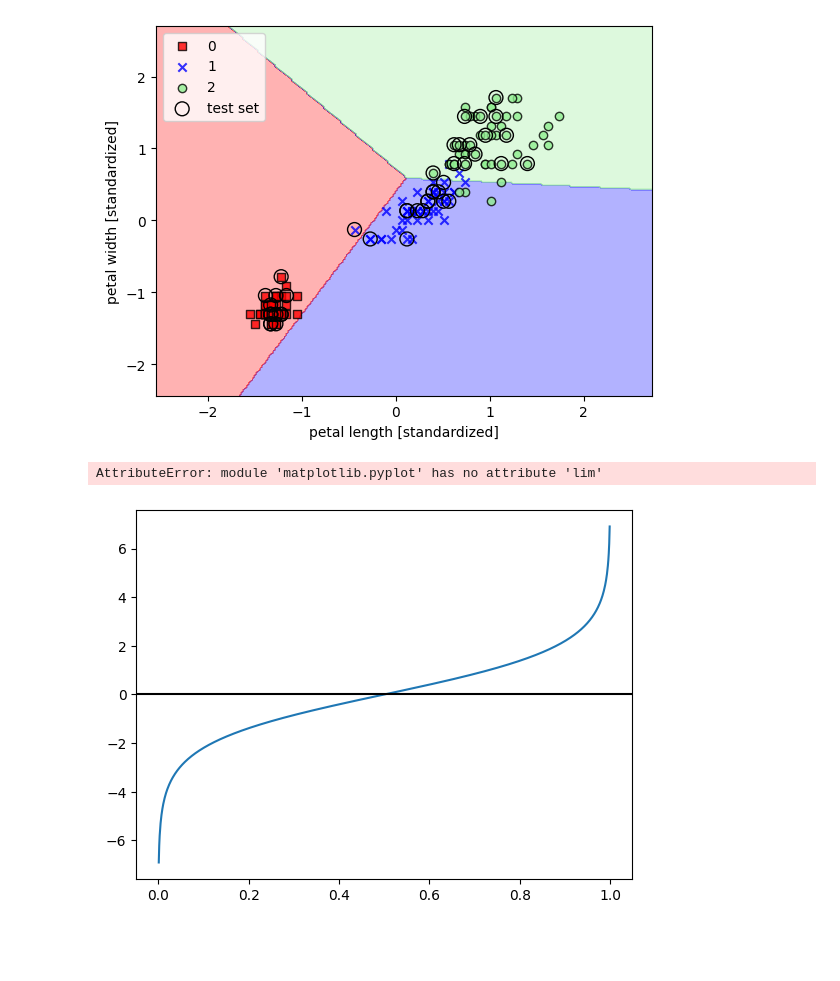
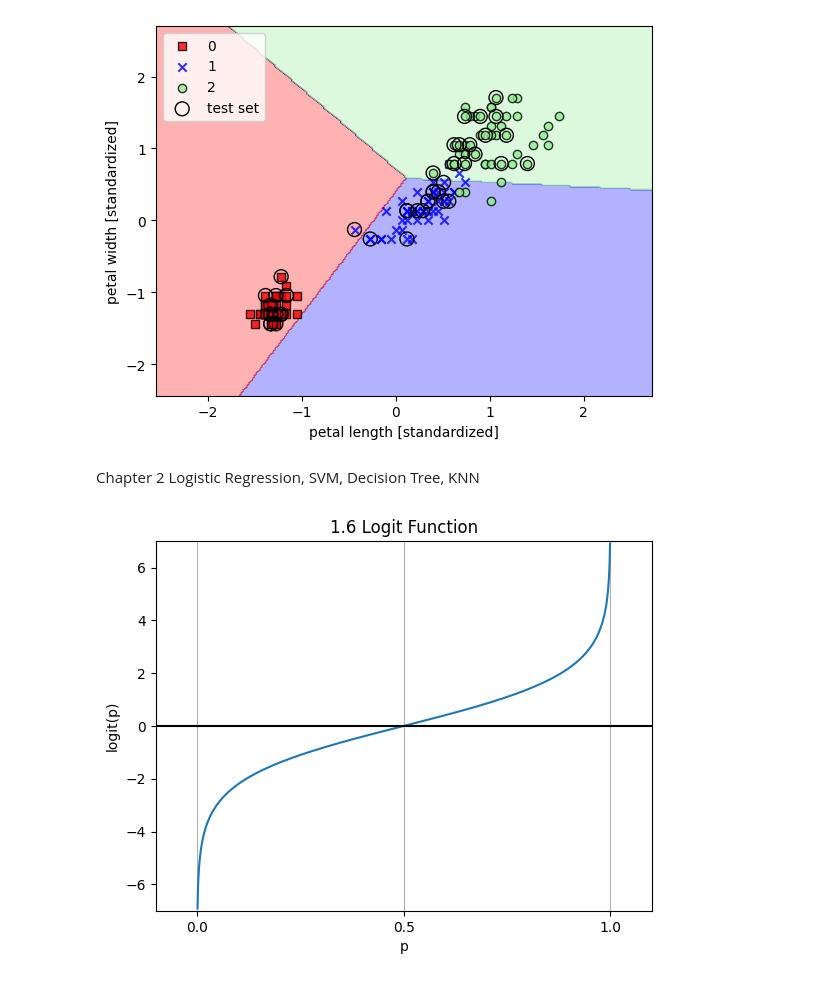
Before and after one commit to dae9999nam/COMP3314, a Jupyter notebook: COMP3314_Machine_Learning.ipynb, the cells around one changed output. Drawn from its saved outputs; the diff is of its cells as text; code cells hidden in the pictures; blank space fills up the shorter version.

Commit message:
Chapter 2 Logistic Regression, SVM, Decision Trees, KNN Part added

```diff
--- a/COMP3314_Machine_Learning.ipynb
+++ b/COMP3314_Machine_Learning.ipynb
@@ -444,25 +444,27 @@ plt.legend(loc='upper left')
 plt.show()
 # %% [output]
 [figure]
+# %% [markdown]
+Chapter 2 Logistic Regression, SVM, Decision Tree, KNN
 # %%
 #Logit function
 
 import matplotlib.pyplot as plt
 import numpy as np
 def logit(p):
     return np.log(p/(1-p))
 p = np.arange(0.001, 1, 0.001)
 lp = logit(p)
 plt.plot(p, lp)
 plt.axhline(0, color='k')
-plt.lim(-0.1, 1.1)
+plt.xlim(-0.1, 1.1)
 plt.ylim(-7,7)
+plt.title('1.6 Logit Function')
 plt.xlabel('p')
 plt.ylabel('logit(p)')
 plt.xticks([0.0, 0.5, 1.0])
 ax = plt.gca()
 ax.xaxis.grid(True)
 plt.show()
 # %% [output]
-AttributeError: module 'matplotlib.pyplot' has no attribute 'lim'
-[figure, old version]
+[figure, new version]
```
Also changed, not shown: parts of 1 cell of this notebook.
